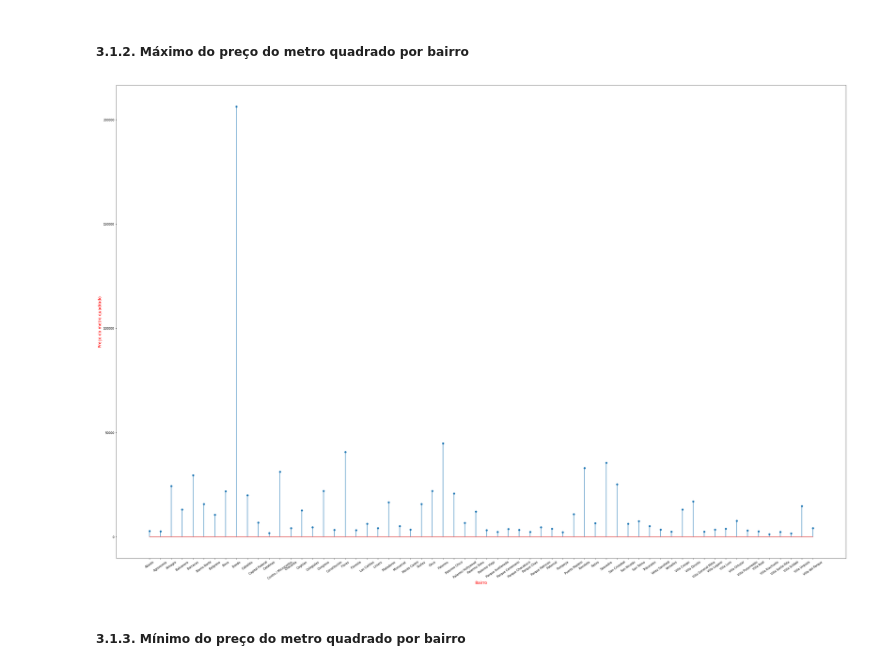
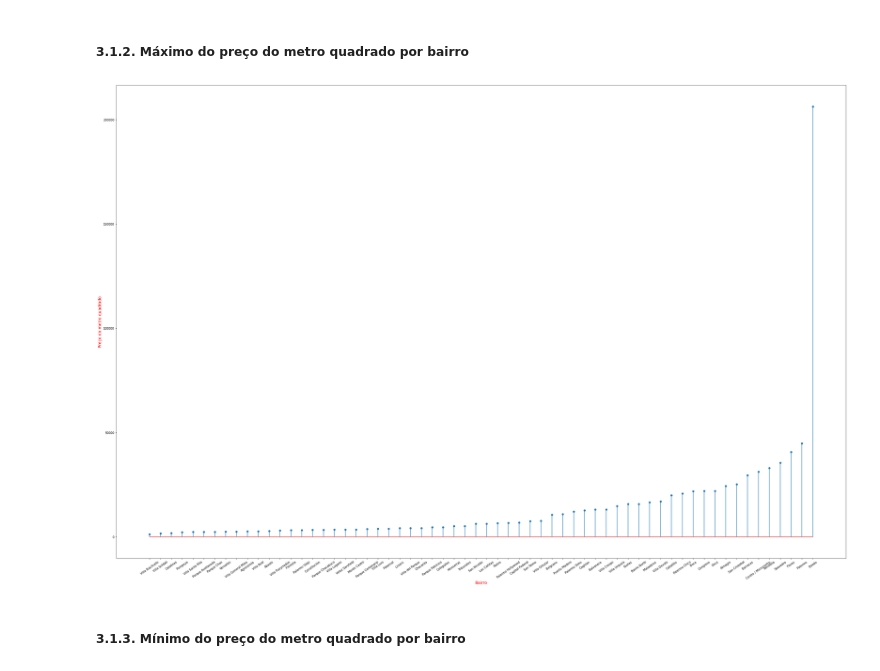
Before and after one commit to lidiambsouza/price_properties, a Jupyter notebook: price_properties.ipynb, the cells around one changed output. Cells and saved outputs as stored; diff of their text form; code cells hidden in the pictures.

```diff
--- a/price_properties.ipynb
+++ b/price_properties.ipynb
@@ -140,6 +140,7 @@ medias_bairro
 # %% [markdown]
 <h5>3.1.1. Media do preço do metro quadrado por bairro</h5>
 # %%
+medias_bairro = medias_bairro.sort_values(by=['mean'], ascending=True)
 plt.figure(figsize = (45, 30))
 plt.xlabel('Bairro', fontsize=14, color='red')
 plt.ylabel('Preço do metro quadrado', fontsize=14, color='red')
@@ -151,14 +152,15 @@ plt.show()
 # %% [markdown]
 <h5>3.1.2. Máximo do preço do metro quadrado por bairro</h5>
 # %%
+medias_bairro = medias_bairro.sort_values(by=['max'], ascending=True)
 plt.figure(figsize = (45, 30))
 plt.xlabel('Bairro', fontsize=14, color='red')
 plt.ylabel('Preço do metro quadrado', fontsize=14, color='red')
 plt.stem(medias_bairro.index, medias_bairro['max'])
 plt.xticks(rotation = 35)
 plt.show()
 # %% [output]
-[figure, old version]
+[figure, new version]
 # %% [markdown]
 <h5>3.1.3. Mínimo do preço do metro quadrado por bairro</h5>
 # %%
```
Also changed, not shown: parts of 7 cells of this notebook.
